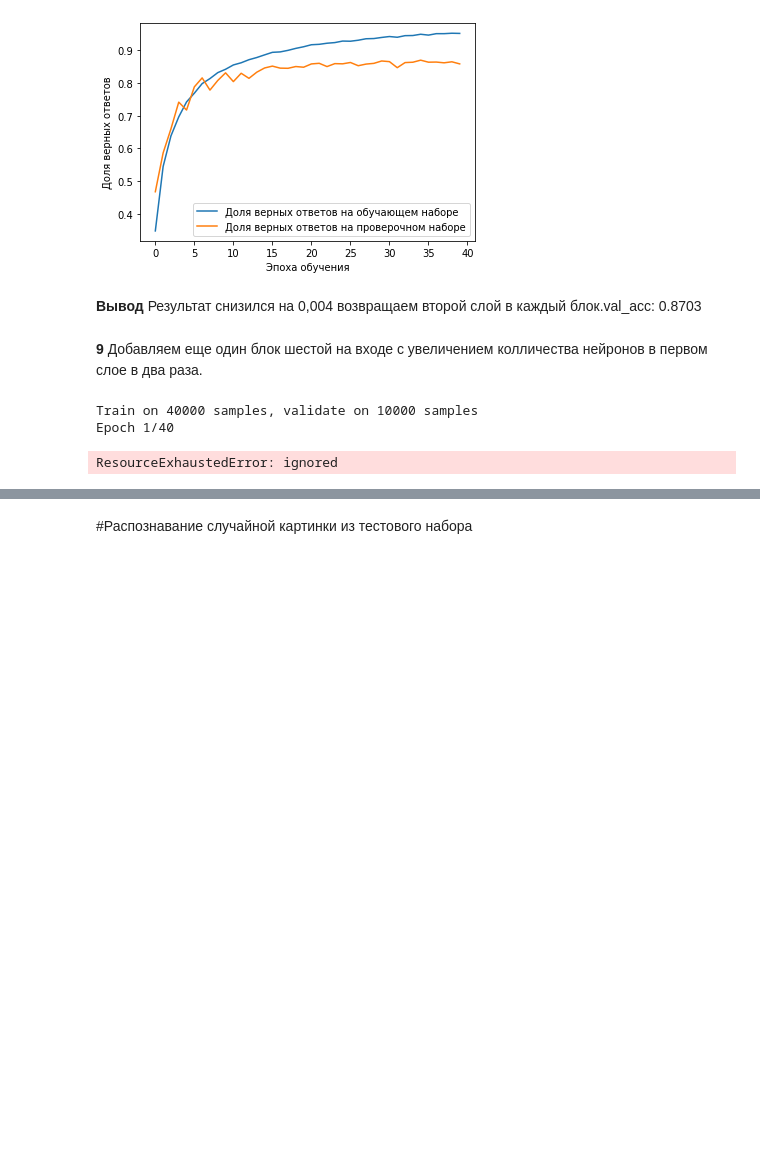
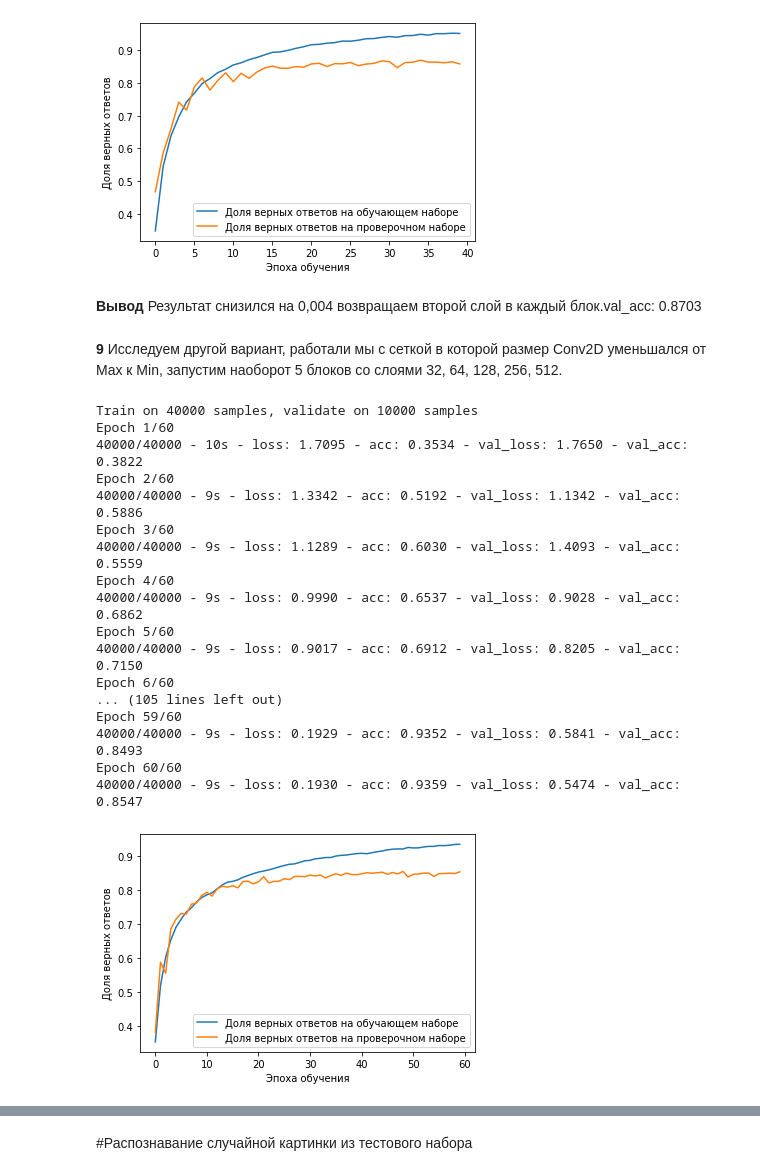
Before and after one commit to errec-sun/brain, a Jupyter notebook: 90 трен ируем_of_Февральский_курс_Pro_Занятие_3_Свёрточные_сети.ipynb, the cells around one changed output, grey strips where cells are left out. Drawn from its saved outputs; the diff is of its cells as text; code cells hidden in the pictures; blank space fills up the shorter version.

```diff
--- a/90 трен ируем_of_Февральский_курс_Pro_Занятие_3_Свёрточные_сети.ipynb
+++ b/90 трен ируем_of_Февральский_курс_Pro_Занятие_3_Свёрточные_сети.ipynb
@@ -923,17 +932,16 @@ Epoch 40/40
 [figure]
 # %% [markdown]
 **Вывод**  Результат снизился на 0,004 возвращаем второй слой в каждый блок.val_acc: 0.8703
-# %% [markdown]
-**9** Добавляем еще один блок шестой на входе с увеличением колличества нейронов в первом слое в два раза.
+# %% [markdown]
+**9** Исследуем другой вариант, работали мы с сеткой в которой размер Conv2D уменьшался от Max к Min, запустим наоборот 5 блоков со слоями 32, 64, 128, 256, 512.
 # %%
 model = Sequential()
-
 #Слой пакетной нормализации
 model.add(BatchNormalization(input_shape=(32, 32, 3)))
 #Первый сверточный слой
-model.add(Conv2D( 4096, (3, 3), padding='same', activation='relu'))
+model.add(Conv2D( 32, (3, 3), padding='same', activation='relu'))
 #Второй сверточный слой
-model.add(Conv2D( 2048, (3, 3), padding='same', activation='relu'))
+model.add(Conv2D( 32, (3, 3), padding='same', activation='relu'))
 #Первый слой подвыборки
 model.add(MaxPooling2D(pool_size=(2, 2)))
 #Слой регуляризации Dropout
@@ -941,21 +949,10 @@ model.add(Dropout(0.35))
 
 #Слой пакетной нормализации
 model.add(BatchNormalization())
-#Добавочный сверточный слой
-model.add(Conv2D(1024, (3, 3), padding='same', activation='relu'))
-#второй добавочный сверточный слой
-model.add(Conv2D(512, (3, 3), padding='same', activation='relu'))
-#добавочный слой подвыборки
-model.add(MaxPooling2D(pool_size=(2, 2)))
-#Слой регуляризации Dropout
-model.add(Dropout(0.35))
-
-#Слой пакетной нормализации
-model.add(BatchNormalization())
 #Четвертый сверточный слой
-model.add(Conv2D(512, (3, 3), padding='same', activation='relu'))
+model.add(Conv2D(64, (3, 3), padding='same', activation='relu'))
 #Пятый сверточный слой
-model.add(Conv2D(256, (3, 3), padding='same', activation='relu'))
+model.add(Conv2D(64, (3, 3), padding='same', activation='relu'))
 #Второй слой подвыборки
 model.add(MaxPooling2D(pool_size=(2, 2)))
 #Слой регуляризации Dropout
@@ -964,8 +961,10 @@ model.add(Dropout(0.35))
 #Слой пакетной нормализации
 model.add(BatchNormalization())
 #Седьмой сверточный слой
-model.add(Conv2D(256, (3, 3), padding='same', activation='relu'))
+model.add(Conv2D(128, (3, 3), padding='same', activation='relu'))
 #Восьмой сверточный слой
+model.add(Conv2D(128, (3, 3), padding='same', activation='relu'))
+#Девятый сверточный слой
 model.add(Conv2D(128, (3, 3), padding='same', activation='relu'))
 #Третий слой подвыборки
 model.add(MaxPooling2D(pool_size=(2, 2)))
@@ -975,43 +974,69 @@ model.add(Dropout(0.35))
 #Слой пакетной нормализации
 model.add(BatchNormalization())
 #Десятый сверточный слой
-model.add(Conv2D(128, (3, 3), padding='same', activation='relu'))
+model.add(Conv2D(256, (3, 3), padding='same', activation='relu'))
 #Одинацатый сверточный слой
-model.add(Conv2D(64, (3, 3), padding='same', activation='relu'))
+model.add(Conv2D(256, (3, 3), padding='same', activation='relu'))
+#Четвертый слой подвыборки
+model.add(MaxPooling2D(pool_size=(2, 2)))
+#Слой регуляризации Dropout
+model.add(Dropout(0.35))
+
+#Слой пакетной нормализации
+model.add(BatchNormalization())
+#Десятый сверточный слой
+model.add(Conv2D(512, (3, 3), padding='same', activation='relu'))
+#Одинацатый сверточный слой
+model.add(Conv2D(512, (3, 3), padding='same', activation='relu'))
 #Четвертый слой подвыборки
 model.add(MaxPooling2D(pool_size=(2, 2)))
 #Слой регуляризации Dropout
 model.add(Dropout(0.35))
 #Слой преобразования данных из 2D представления в плоское
 model.add(Flatten())
 #Полносвязный слой для классификации
 model.add(Dense(512, activation='relu'))
 #Слой регуляризации Dropout
 model.add(Dropout(0.35))
 #Выходной полносвязный слой
 model.add(Dense(10, activation='softmax'))
 
 #Компилируем сеть
 model.compile(loss="categorical_crossentropy", optimizer="adam", metrics=["accuracy"])
 
 #Обучаем сеть на данных cifar10
 history = model.fit(x_train10,
                     y_train10,
                     batch_size=batch_size,
-                    epochs=40,
+                    epochs=60,
                     validation_split=0.2,
                     verbose=2)
 
-#Оображаем график точности обучения
+#Отображаем график точности обучения
 plt.plot(history.history['acc'],
          label='Доля верных ответов на обучающем наборе')
 plt.plot(history.history['val_acc'],
          label='Доля верных ответов на проверочном наборе')
 plt.xlabel('Эпоха обучения')
 plt.ylabel('Доля верных ответов')
 plt.legend()
 plt.show()
 # %% [output]
 Train on 40000 samples, validate on 10000 samples
-Epoch 1/40
+Epoch 1/60
+40000/40000 - 10s - loss: 1.7095 - acc: 0.3534 - val_loss: 1.7650 - val_acc: 0.3822
+Epoch 2/60
+40000/40000 - 9s - loss: 1.3342 - acc: 0.5192 - val_loss: 1.1342 - val_acc: 0.5886
+Epoch 3/60
+40000/40000 - 9s - loss: 1.1289 - acc: 0.6030 - val_loss: 1.4093 - val_acc: 0.5559
+Epoch 4/60
+40000/40000 - 9s - loss: 0.9990 - acc: 0.6537 - val_loss: 0.9028 - val_acc: 0.6862
+Epoch 5/60
+40000/40000 - 9s - loss: 0.9017 - acc: 0.6912 - val_loss: 0.8205 - val_acc: 0.7150
+Epoch 6/60
+... (105 lines left out)
+Epoch 59/60
+40000/40000 - 9s - loss: 0.1929 - acc: 0.9352 - val_loss: 0.5841 - val_acc: 0.8493
+Epoch 60/60
+40000/40000 - 9s - loss: 0.1930 - acc: 0.9359 - val_loss: 0.5474 - val_acc: 0.8547
-ResourceExhaustedError: ignored
+[figure, added]
```
Also changed, not shown: parts of 15 cells of this notebook.
